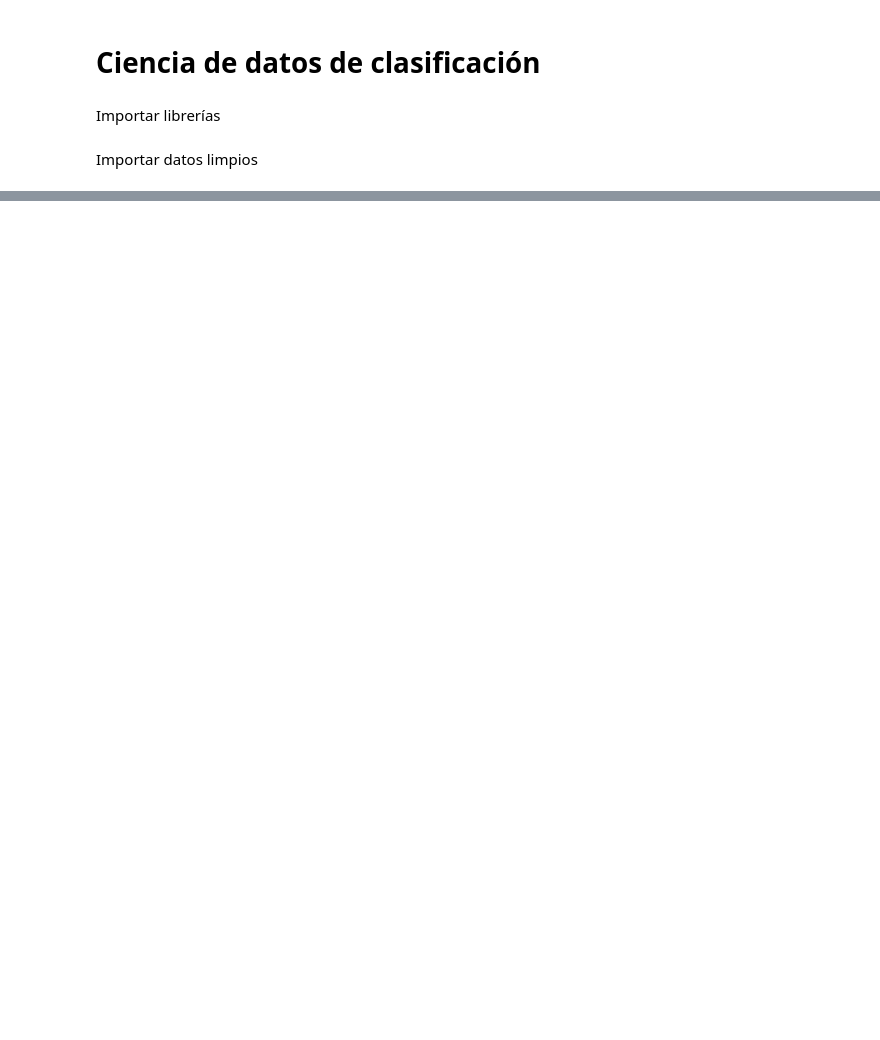
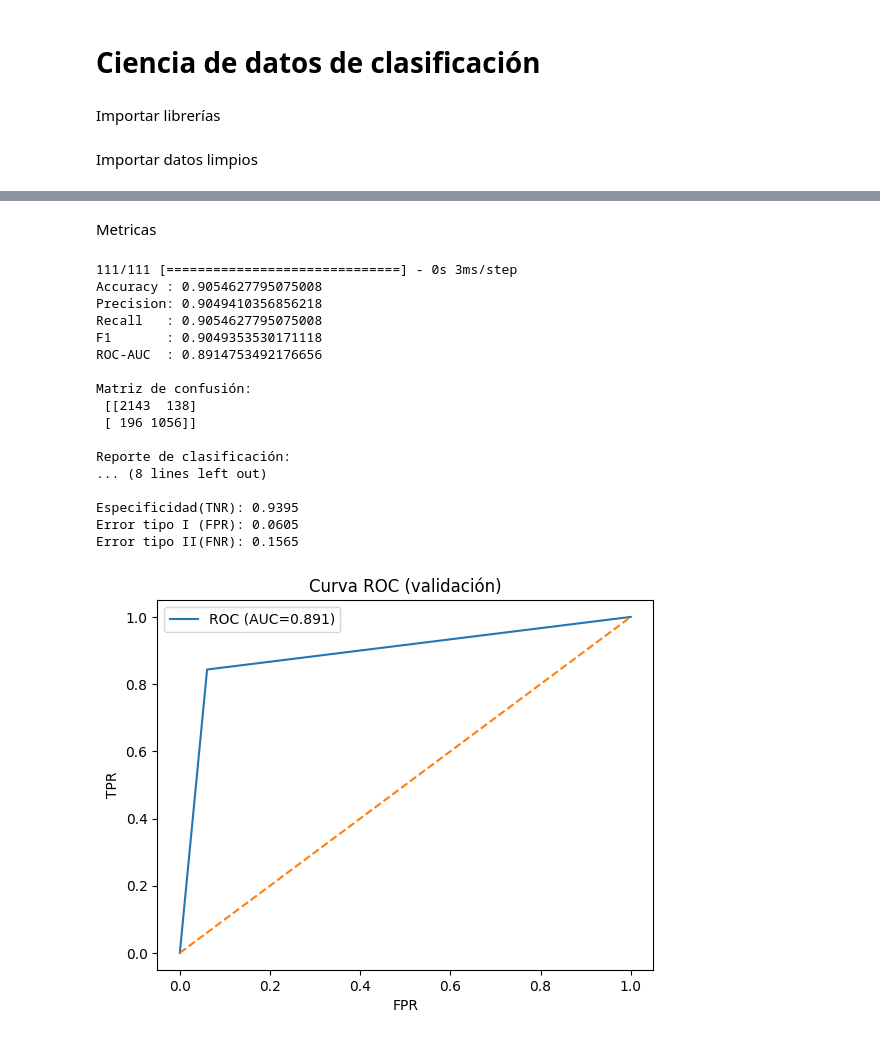
Before and after one commit to sofiapaezpascua-ops/proyecto-2, a Jupyter notebook: Ciencia de datos clasificacion/Modelos de clasificacion.ipynb, the cells around one changed output, grey strips where cells are left out. Cells and saved outputs as stored; diff of their text form; code cells hidden in the pictures; blank space fills up the shorter version.

```diff
--- a/Ciencia de datos clasificacion/Modelos de clasificacion.ipynb
+++ b/Ciencia de datos clasificacion/Modelos de clasificacion.ipynb
@@ -40,0 +55,2 @@ np.percentile(ratings,65)
+# %%
+df=df[feats+['Target']]
@@ -40,0 +90,6 @@ np.percentile(ratings,65)
+# %%
+batch_size = 32
+
+train_ds = dataframe_to_dataset(train, shuffle=True).batch(batch_size)
+val_ds   = dataframe_to_dataset(val, shuffle=False).batch(batch_size)
+test_ds  = dataframe_to_dataset(test, shuffle=False).batch(batch_size)
@@ -40,0 +210,58 @@ np.percentile(ratings,65)
+# %% [markdown]
+Metricas
+# %%
+y_pred_prob = model.predict(test_ds)
+y_pred = (y_pred_prob>0.5).astype(int).flatten()
+y_true = np.concatenate([y.numpy() for _, y in test_ds], axis=0)
+
+acc  = accuracy_score(y_true,y_pred)
+prec = precision_score(y_true,y_pred, average='weighted', pos_label=1)
+rec  = recall_score(y_true,y_pred, pos_label=1,average='weighted')
+f1   = f1_score(y_true,y_pred, pos_label=1,average='weighted')
+cm   = confusion_matrix(y_true,y_pred)
+report = classification_report(y_true,y_pred, target_names=["no-recomendado","recomendado"])
+
+tn, fp, fn, tp = confusion_matrix(y_true,y_pred, labels=[0,1]).ravel()
+tnr = tn / (tn + fp) if (tn + fp) > 0 else 0.0
+fpr = fp / (fp + tn) if (fp + tn) > 0 else 0.0
+fnr = fn / (fn + tp) if (fn + tp) > 0 else 0.0
+# ROC-AUC (prob de la clase positiva = columna 1)
+auc  = roc_auc_score(y_true,y_pred)
+
+print("Accuracy :", acc)
+print("Precision:", prec)
+print("Recall   :", rec)
+print("F1       :", f1)
+print("ROC-AUC  :", auc)
+print("\nMatriz de confusión:\n", cm)
+print("\nReporte de clasificación:\n", report)
+print(f"Especificidad(TNR): {tnr:.4f}")
+print(f"Error tipo I (FPR): {fpr:.4f}")
+print(f"Error tipo II(FNR): {fnr:.4f}")
+
+# ===== 5) Curva ROC (opcional en el reporte) =====
+fpr, tpr, thr = roc_curve(y_true,y_pred)
+plt.figure()
+plt.plot(fpr, tpr, label=f"ROC (AUC={auc:.3f})")
+plt.plot([0,1],[0,1],"--")
+plt.xlabel("FPR"); plt.ylabel("TPR"); plt.title("Curva ROC (validación)")
+plt.legend(); plt.show()
+# %% [output]
+111/111 [==============================] - 0s 3ms/step
+Accuracy : 0.9054627795075008
+Precision: 0.9049410356856218
+Recall   : 0.9054627795075008
+F1       : 0.9049353530171118
+ROC-AUC  : 0.8914753492176656
+
+Matriz de confusión:
+ [[2143  138]
+ [ 196 1056]]
+
+Reporte de clasificación:
+... (8 lines left out)
+
+Especificidad(TNR): 0.9395
+Error tipo I (FPR): 0.0605
+Error tipo II(FNR): 0.1565
+[figure, added]
```
Also changed, not shown: parts of 41 cells of this notebook.
